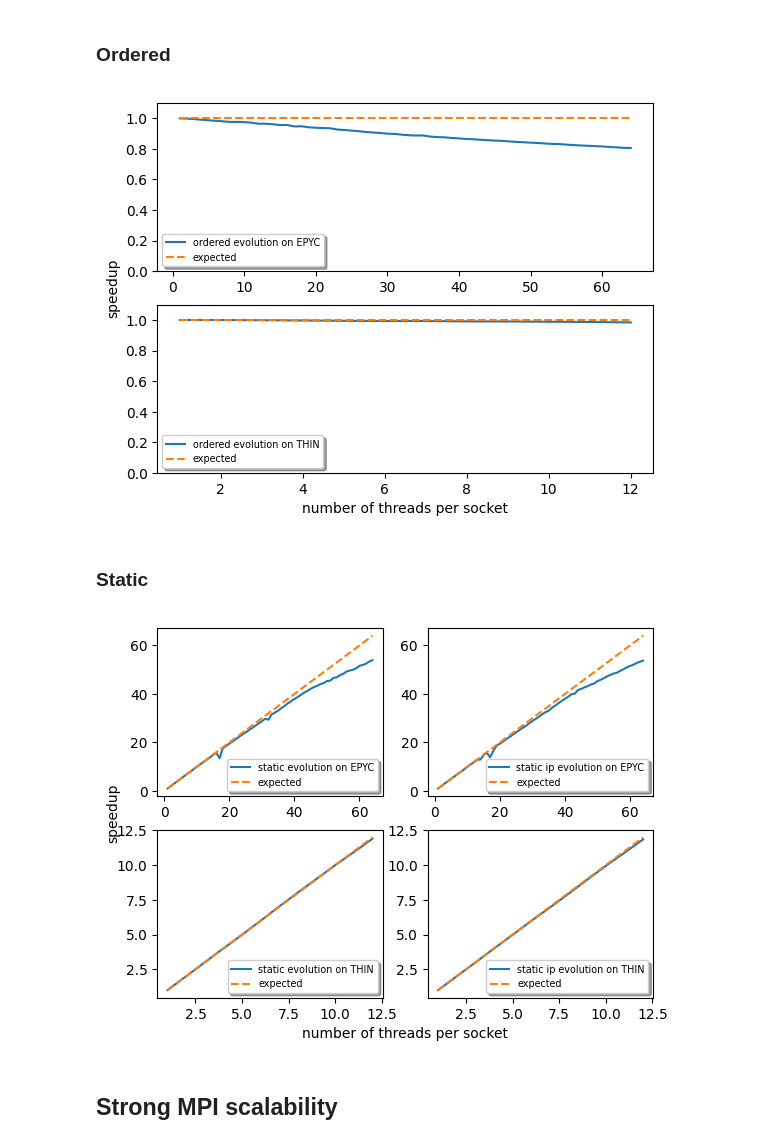
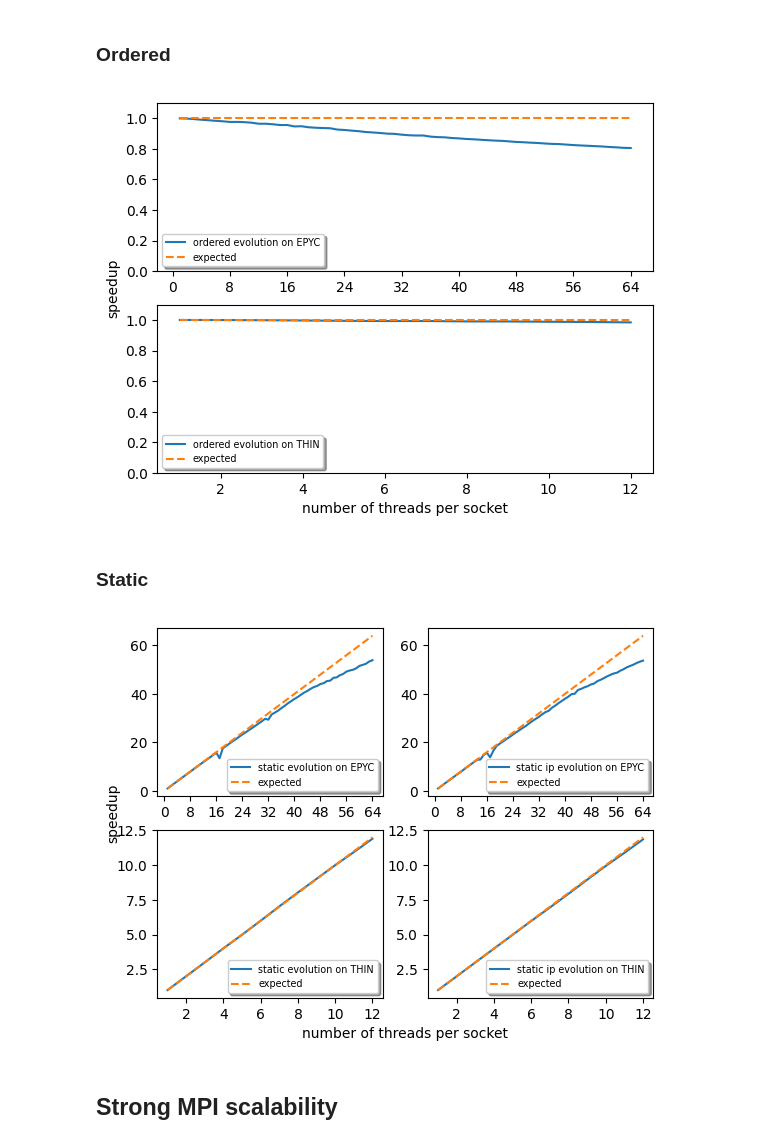
Before and after one commit to TommasoTarchi/Foundations_of_HPC-FinalProject, a Jupyter notebook: exercise1/analysis/analysis.ipynb, the cells around one changed output. Saved outputs shown, nothing was run; the diff lists cells and outputs as text; code cells hidden in the pictures.

```diff
--- a/exercise1/analysis/analysis.ipynb
+++ b/exercise1/analysis/analysis.ipynb
@@ -102,18 +103,20 @@ ax1.plot(x_epyc, epyc_data["ordered"][1], label="ordered evolution on EPYC")
 ax1.plot(x_epyc, epyc_data["ordered"][0], '--', label="expected")
 ax1.legend(loc='lower left', shadow=True, fontsize='x-small')
 ax1.set_ylim(0, 1.1)
+ax1.xaxis.set_major_locator(MaxNLocator(integer=True))
 
 ax2.plot(x_thin, thin_data["ordered"][1], label="ordered evolution on THIN")
 ax2.plot(x_thin, thin_data["ordered"][0], '--', label="expected")
 ax2.legend(loc='lower left', shadow=True, fontsize='x-small')
 ax2.set_ylim(0, 1.1)
+ax2.xaxis.set_major_locator(MaxNLocator(integer=True))
 
 ax.set_xlabel("number of threads per socket")
 ax.set_ylabel("speedup")
 
 plt.savefig('omp_scal_ordered.png', dpi=300)
 # %% [output]
-[figure, old version]
+[figure, new version]
 # %% [markdown]
 ### Static
 # %%
@@ -127,34 +130,38 @@ ax3 = fig.add_subplot(223)
 ax4 = fig.add_subplot(224)
 
 # Turn off axis lines and ticks of the big subplot
 ax.spines['top'].set_color('none')
 ax.spines['bottom'].set_color('none')
 ax.spines['left'].set_color('none')
 ax.spines['right'].set_color('none')
 ax.tick_params(labelcolor='w', top=False, bottom=False, left=False, right=False)
 
 ax1.plot(x_epyc, epyc_data["static"][1], label="static evolution on EPYC")
 ax1.plot(x_epyc, epyc_data["static"][0], '--', label="expected")
 ax1.legend(loc='lower right', shadow=True, fontsize='x-small')
+ax1.xaxis.set_major_locator(MaxNLocator(integer=True))
 
 ax2.plot(x_epyc, epyc_data["static_in_place"][1], label="static ip evolution on EPYC")
 ax2.plot(x_epyc, epyc_data["static_in_place"][0], '--', label="expected")
 ax2.legend(loc='lower right', shadow=True, fontsize='x-small')
+ax2.xaxis.set_major_locator(MaxNLocator(integer=True))
 
 ax3.plot(x_thin, thin_data["static"][1], label="static evolution on THIN")
 ax3.plot(x_thin, thin_data["static"][0], '--', label="expected")
 ax3.legend(loc='lower right', shadow=True, fontsize='x-small')
+ax3.xaxis.set_major_locator(MaxNLocator(integer=True))
 
 ax4.plot(x_thin, thin_data["static_in_place"][1], label="static ip evolution on THIN")
 ax4.plot(x_thin, thin_data["static_in_place"][0], '--', label="expected")
 ax4.legend(loc='lower right', shadow=True, fontsize='x-small')
+ax4.xaxis.set_major_locator(MaxNLocator(integer=True))
 
 ax.set_xlabel("number of threads per socket")
 ax.set_ylabel("speedup")
 
 plt.savefig('omp_scal_static.png', dpi=300)
 # %% [output]
-[figure, old version]
+[figure, new version]
 # %% [markdown]
 ## Strong MPI scalability
 # %%
```
Also changed, not shown: parts of 5 cells of this notebook, 5 other files.
